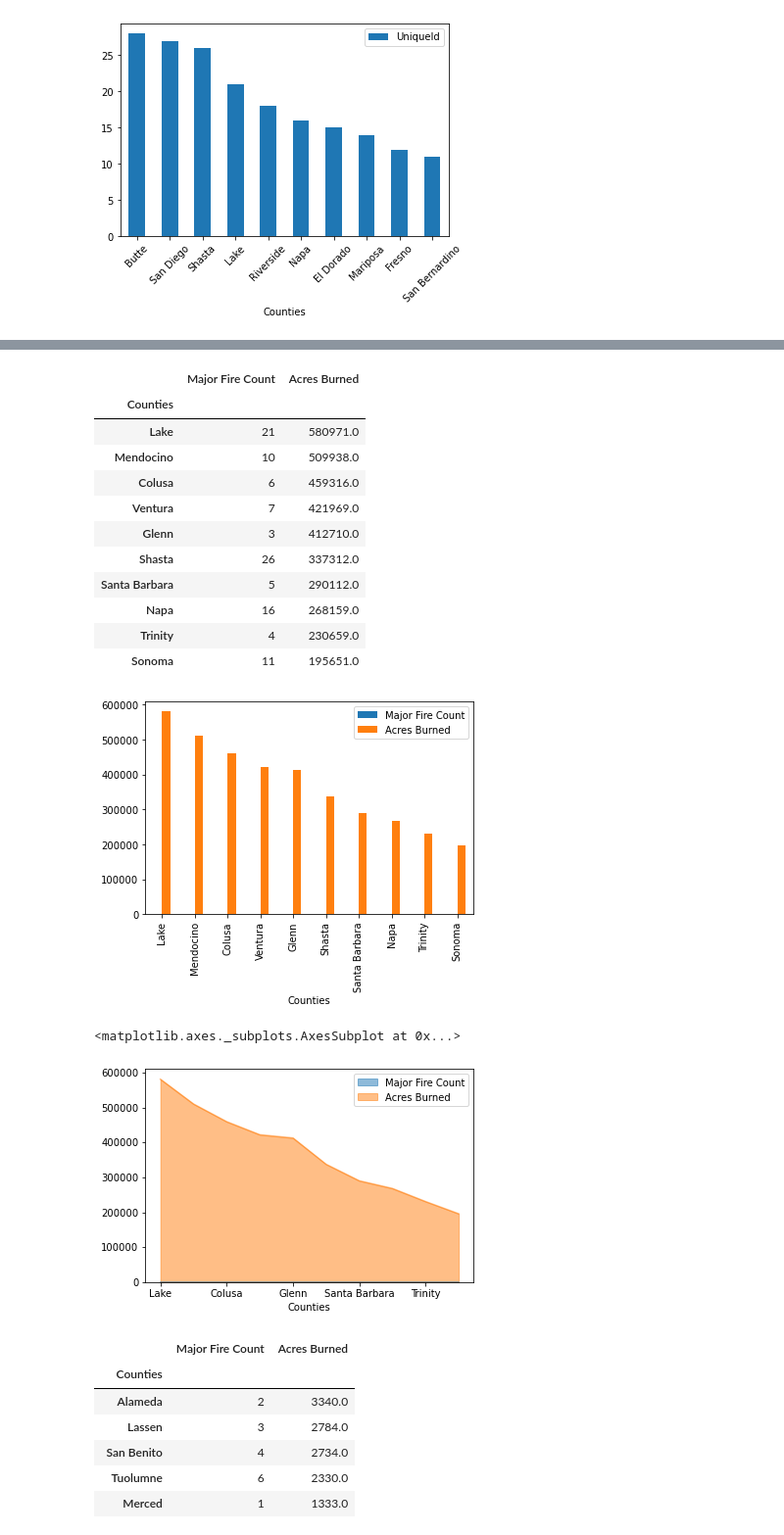
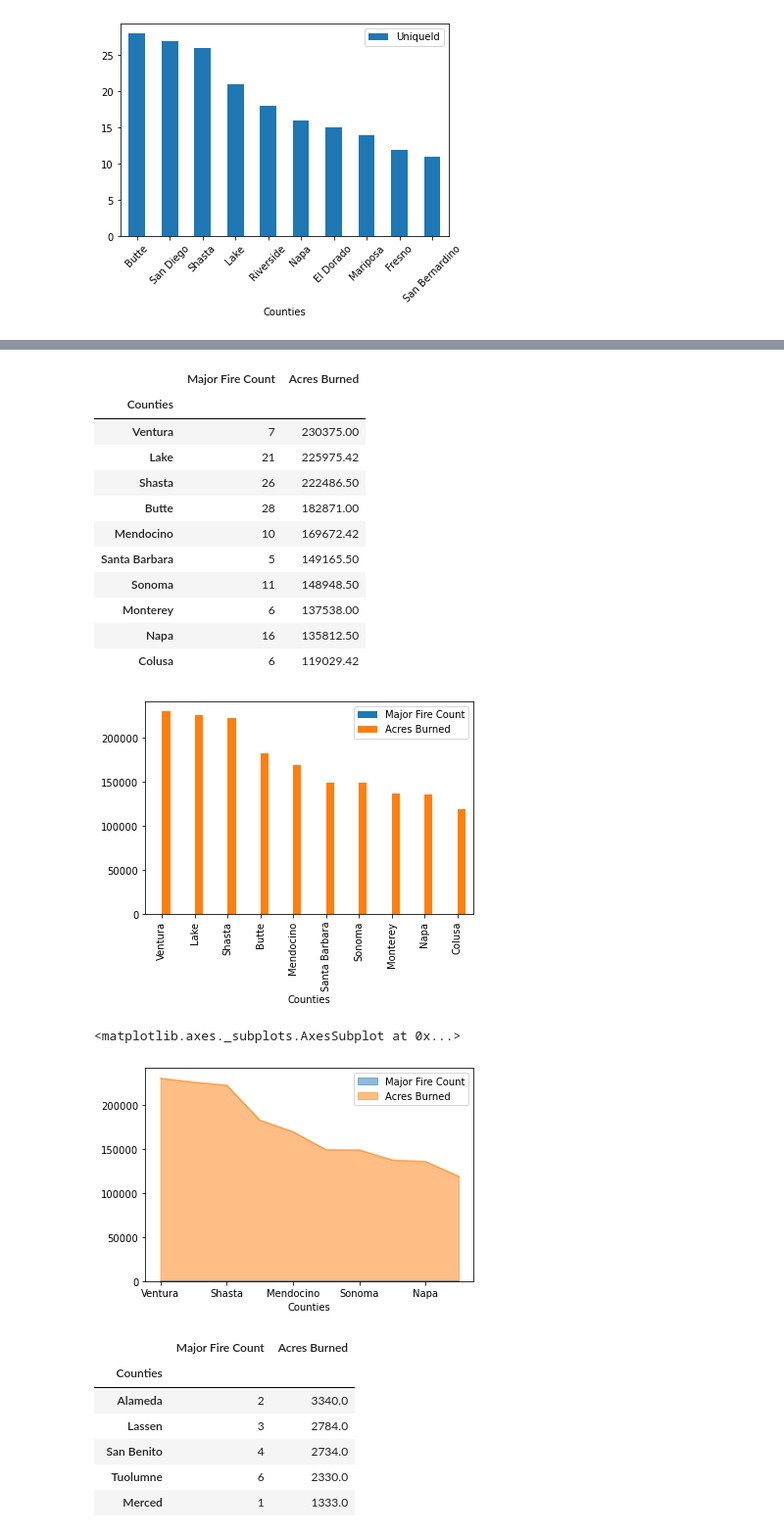
Before and after one commit to jump8621/data-project-I, a Jupyter notebook: lee_pyre.ipynb, the cells around one changed output, grey strips where cells are left out. Shown at 98% size. Drawn from its saved outputs; the diff is of its cells as text; code cells hidden in the pictures.

```diff
--- a/lee_pyre.ipynb
+++ b/lee_pyre.ipynb
@@ -18,6 +18,7 @@ from scipy.stats import linregress
 #fire_data_file = "Resources/California_Fire_Incidents.csv"
 
 #read and display csv with Pandas
-fire_data_df = pd.read_csv("output_data/california_fire_cleaned.csv")
+#fire_data_df = pd.read_csv("output_data/california_fire_cleaned.csv")
+fire_data_df = pd.read_csv("Resources/california_fire_cleaned.csv")
 fire_data_df.head()
 # %% [output]
@@ -245,7 +248,7 @@ burned_acreage
 
 #create a new dataframe
 acres_burned_df = pd.DataFrame({"Major Fire Count": maj_fire_count,
-                                "Acres Burned": burned_acreage})
+                                "Acres Burned": round(burned_acreage,2)})
 
 acres_burned_df
 
@@ -278,29 +281,29 @@ top_ten_acreage
 # %% [output]
 |  | Major Fire Count | Acres Burned |
 | Counties |  |  |
-| Lake | 21 | 580971.0 |
-| Mendocino | 10 | 509938.0 |
-| Colusa | 6 | 459316.0 |
-| Ventura | 7 | 421969.0 |
-| Glenn | 3 | 412710.0 |
-| Shasta | 26 | 337312.0 |
-| Santa Barbara | 5 | 290112.0 |
-| Napa | 16 | 268159.0 |
-| Trinity | 4 | 230659.0 |
-| Sonoma | 11 | 195651.0 |
+| Ventura | 7 | 230375.00 |
+| Lake | 21 | 225975.42 |
+| Shasta | 26 | 222486.50 |
+| Butte | 28 | 182871.00 |
+| Mendocino | 10 | 169672.42 |
+| Santa Barbara | 5 | 149165.50 |
+| Sonoma | 11 | 148948.50 |
+| Monterey | 6 | 137538.00 |
+| Napa | 16 | 135812.50 |
+| Colusa | 6 | 119029.42 |
 # %%
 #use different chart? different variables to show the difference?
-top_ten_acreage.plot(kind="bar")
+top_ten_acreage.plot(kind="bar", stacked=False)
 plt.show()
 
 #use area plot? df.plot.area(stacked=False)
 #just practicing--will bring this style in to compare other variables
 
 top_ten_acreage.plot.area(stacked=False)
 # %% [output]
-[figure, old version]
+[figure, new version]
 <matplotlib.axes._subplots.AxesSubplot at 0x...>
-[figure, old version]
+[figure, new version]
 # %%
 #display last ten counties in terms of acres burned
 last_ten_acreage = acres_burned_sorted.tail(10)
```
Also changed, not shown: parts of 19 cells of this notebook, 3 other files.
